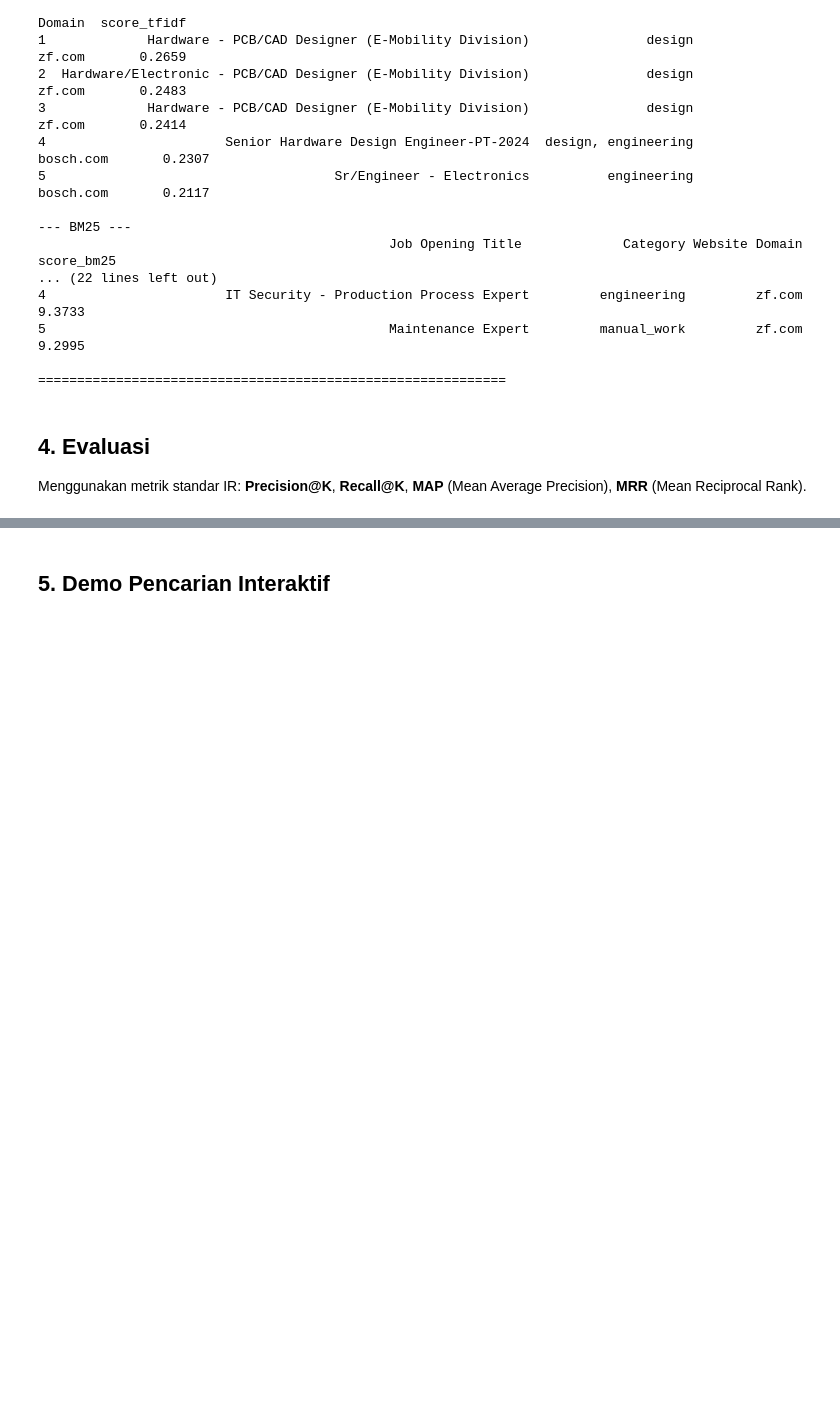
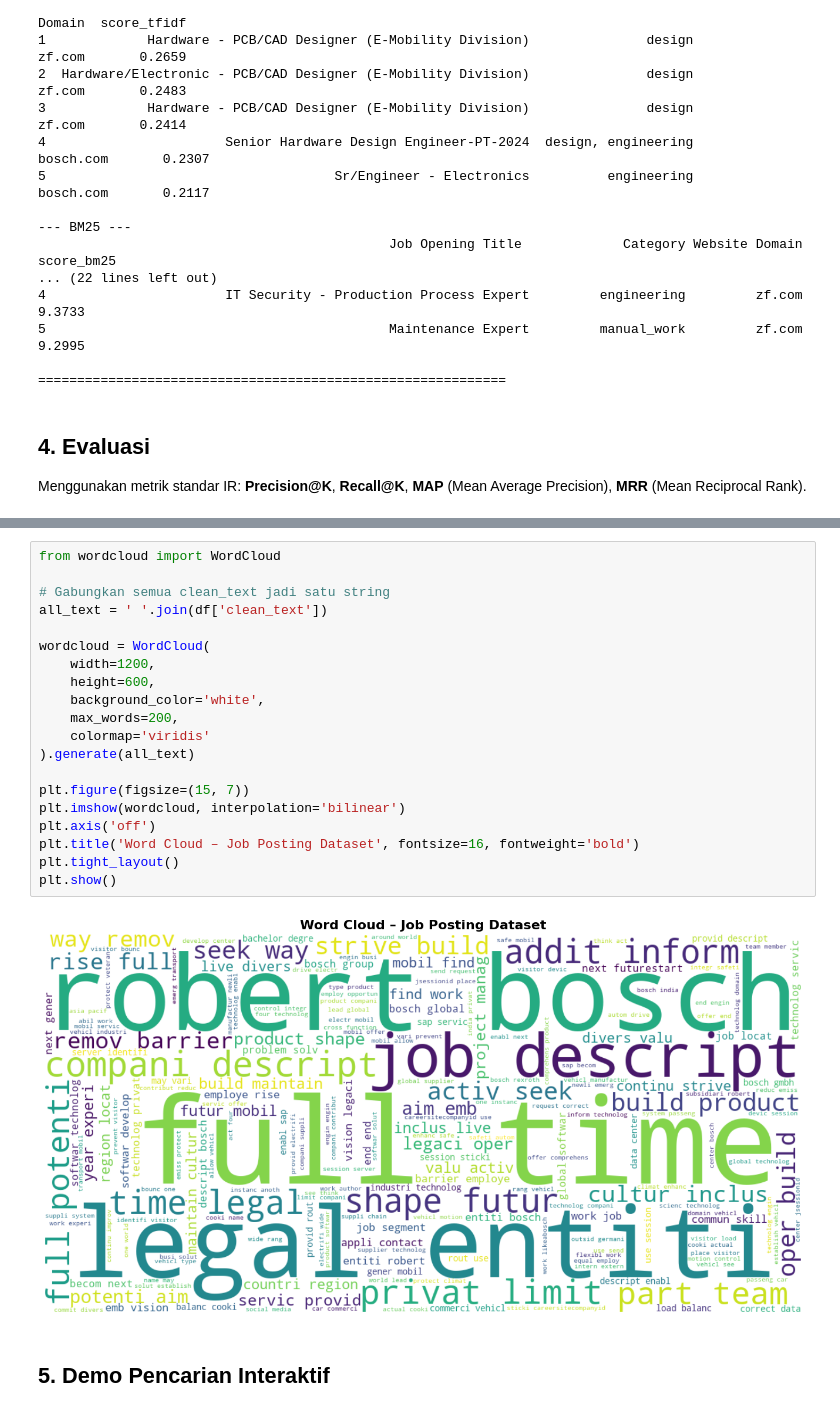
Before and after one commit to liantarill/job-posting-ir, a Jupyter notebook: IR_Job_Posting.ipynb, the cells around one changed output, grey strips where cells are left out. Cells and saved outputs as stored; diff of their text form; blank space fills up the shorter version.

```diff
--- a/IR_Job_Posting.ipynb
+++ b/IR_Job_Posting.ipynb
@@ -510,3 +568,25 @@ plt.show()
+# %%
+from wordcloud import WordCloud
+
+# Gabungkan semua clean_text jadi satu string
+all_text = ' '.join(df['clean_text'])
+
+wordcloud = WordCloud(
+    width=1200,
+    height=600,
+    background_color='white',
+    max_words=200,
+    colormap='viridis'
+).generate(all_text)
+
+plt.figure(figsize=(15, 7))
+plt.imshow(wordcloud, interpolation='bilinear')
+plt.axis('off')
+plt.title('Word Cloud – Job Posting Dataset', fontsize=16, fontweight='bold')
+plt.tight_layout()
+plt.show()
+# %% [output]
+[figure, added]
 # %% [markdown]
 ## 5. Demo Pencarian Interaktif
 # %%
```
Also changed, not shown: parts of 13 cells of this notebook.
